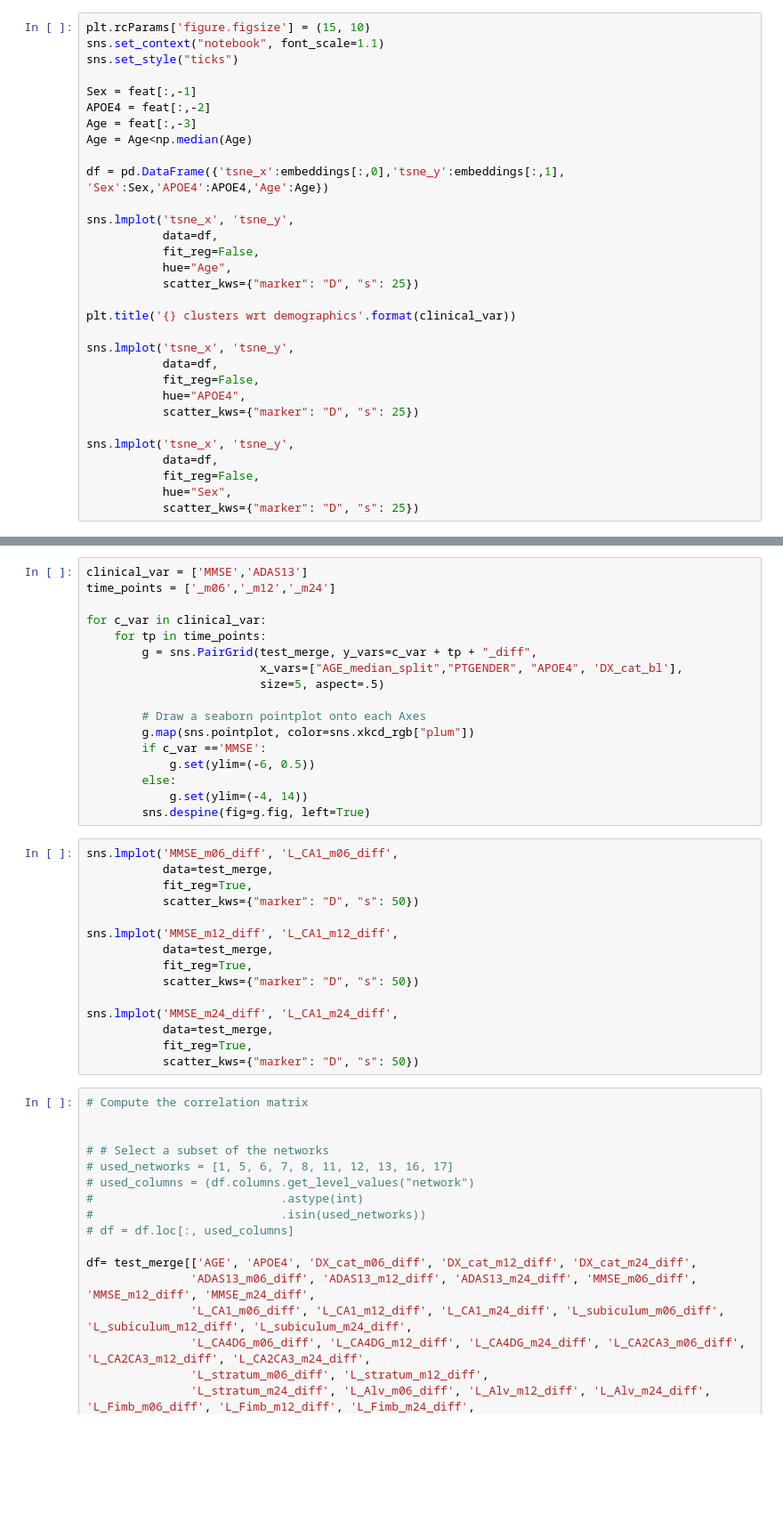
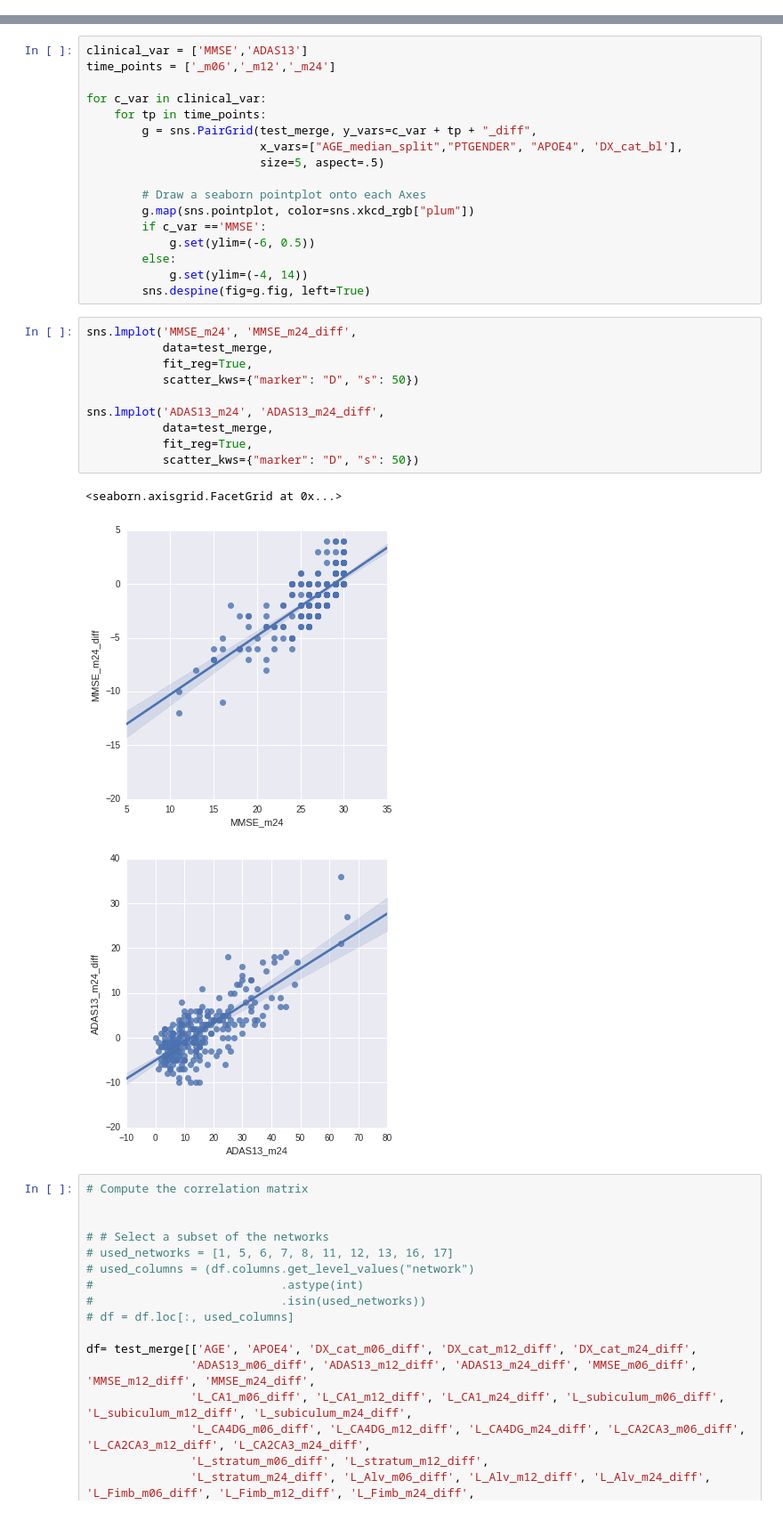
Before and after one commit to TIGRLab/NI-ML, a Jupyter notebook: models/notebooks/ADNI_longitudinal_stats.ipynb, the cells around one changed output, grey strips where cells are left out. Shown: that part at 89% size. Saved outputs shown, nothing was run; the diff lists cells and outputs as text; blank space fills up the shorter version.

```diff
--- a/models/notebooks/ADNI_longitudinal_stats.ipynb
+++ b/models/notebooks/ADNI_longitudinal_stats.ipynb
@@ -235,31 +223,0 @@ embeddings = model.fit_transform(feat_X)
-# %%
-plt.rcParams['figure.figsize'] = (15, 10)
-sns.set_context("notebook", font_scale=1.1)
-sns.set_style("ticks")
-
-Sex = feat[:,-1]
-APOE4 = feat[:,-2]
-Age = feat[:,-3]
-Age = Age<np.median(Age)
-
-df = pd.DataFrame({'tsne_x':embeddings[:,0],'tsne_y':embeddings[:,1], 'Sex':Sex,'APOE4':APOE4,'Age':Age})
-
-sns.lmplot('tsne_x', 'tsne_y',
-           data=df,
-           fit_reg=False,
-           hue="Age",
-           scatter_kws={"marker": "D", "s": 25})
-
-plt.title('{} clusters wrt demographics'.format(clinical_var))
-
-sns.lmplot('tsne_x', 'tsne_y',
-           data=df,
-           fit_reg=False,
-           hue="APOE4",
-           scatter_kws={"marker": "D", "s": 25})
-
-sns.lmplot('tsne_x', 'tsne_y',
-           data=df,
-           fit_reg=False,
-           hue="Sex",
-           scatter_kws={"marker": "D", "s": 25})
@@ -281,20 +321,19 @@ for c_var in clinical_var:
             g.set(ylim=(-4, 14))
         sns.despine(fig=g.fig, left=True)
 # %%
-sns.lmplot('MMSE_m06_diff', 'L_CA1_m06_diff',
+sns.lmplot('MMSE_m24', 'MMSE_m24_diff',
            data=test_merge,
            fit_reg=True,
            scatter_kws={"marker": "D", "s": 50})
 
-sns.lmplot('MMSE_m12_diff', 'L_CA1_m12_diff',
+sns.lmplot('ADAS13_m24', 'ADAS13_m24_diff',
            data=test_merge,
            fit_reg=True,
            scatter_kws={"marker": "D", "s": 50})
-
-sns.lmplot('MMSE_m24_diff', 'L_CA1_m24_diff',
-           data=test_merge,
-           fit_reg=True,
-           scatter_kws={"marker": "D", "s": 50})
+# %% [output]
+<seaborn.axisgrid.FacetGrid at 0x...>
+[figure, added]
+[figure, added]
 # %%
 # Compute the correlation matrix
 
```
Also changed, not shown: parts of 16 cells of this notebook, 1 other file.
